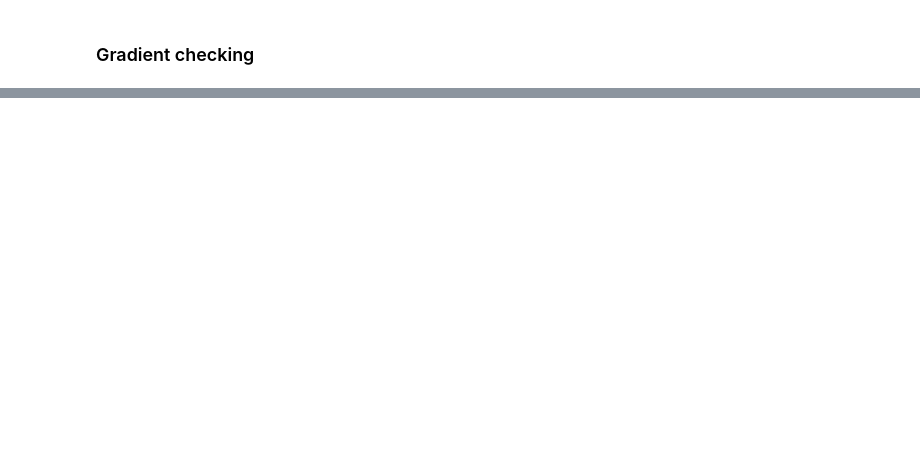
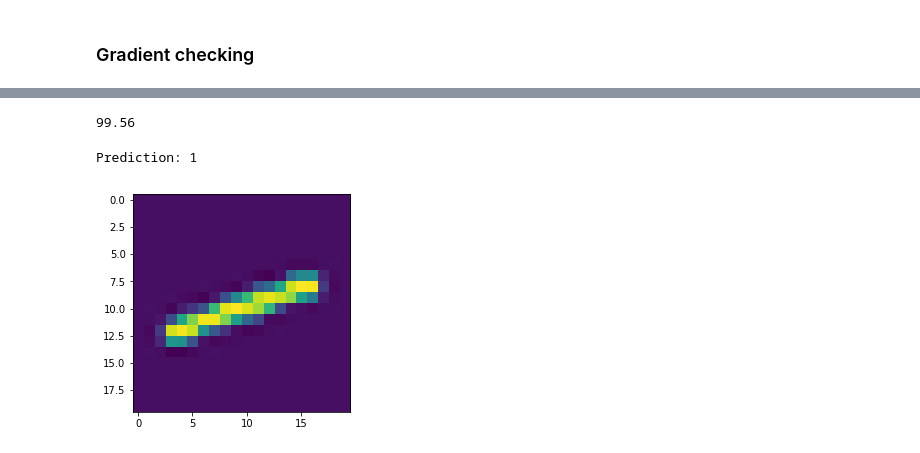
Before and after one commit to BartlomiejSkwira/coursera_machine-learning, a Jupyter notebook: machine-learning-ex4/ex4.ipynb, the cells around one changed output, grey strips where cells are left out. Saved outputs shown, nothing was run; the diff lists cells and outputs as text; code cells hidden in the pictures; blank space fills up the shorter version.

Commit message:
Exercise 4 - finished exercise, predicting works on a neural network

```diff
--- a/machine-learning-ex4/ex4.ipynb
+++ b/machine-learning-ex4/ex4.ipynb
@@ -330,0 +318,8 @@ len(nn_initial_params)
+# %%
+#learn params using fmin_cg
+theta_optimized = fmin_cg(f=nnCostFunction,
+                          x0=nn_initial_params,
+                          fprime=nnGradient,
+                          args=(input_layer_size, hidden_layer_size, num_of_labels, X, y, lmbda),
+                          maxiter=400) #400 iterations takes a lot of time
+theta_optimized
@@ -330,0 +334,29 @@ len(nn_initial_params)
+# %%
+theta1_optimized = np.reshape(theta_optimized[:hidden_layer_size*(input_layer_size+1)], (hidden_layer_size, input_layer_size + 1), 'F')
+theta2_optimized = np.reshape(theta_optimized[hidden_layer_size*(input_layer_size+1):], (num_of_labels, hidden_layer_size + 1), 'F')
+# %%
+def predict(theta1, theta2, X, y):
+    a1 = np.hstack((ones, X))
+    a2 = sigmoid(a1 @ theta1.T)
+    a2 = np.hstack((ones, a2))
+    h = sigmoid(a2 @ theta2.T)
+
+    return np.argmax(h, axis=1) + 1
+# %%
+#expected accuracy at least 95.3% with 50 iterations on fmin_cg
+#after 400 iterations accuracy was 99.56
+pred = predict(theta1_optimized, theta2_optimized, X, y)
+accuracy = np.mean(pred == y.flatten()) * 100
+accuracy
+# %% [output]
+99.56
+# %%
+#test prediction
+random_digit = np.random.randint(m)
+predicted = 0 if pred[random_digit] == 10 else pred[random_digit]
+print(f"Prediction: {predicted}")
+plt.imshow(X[random_digit].reshape((20, 20)))
+plt.show()
+# %% [output]
+Prediction: 1
+[figure, added]
```
Also changed, not shown: parts of 22 cells of this notebook.
